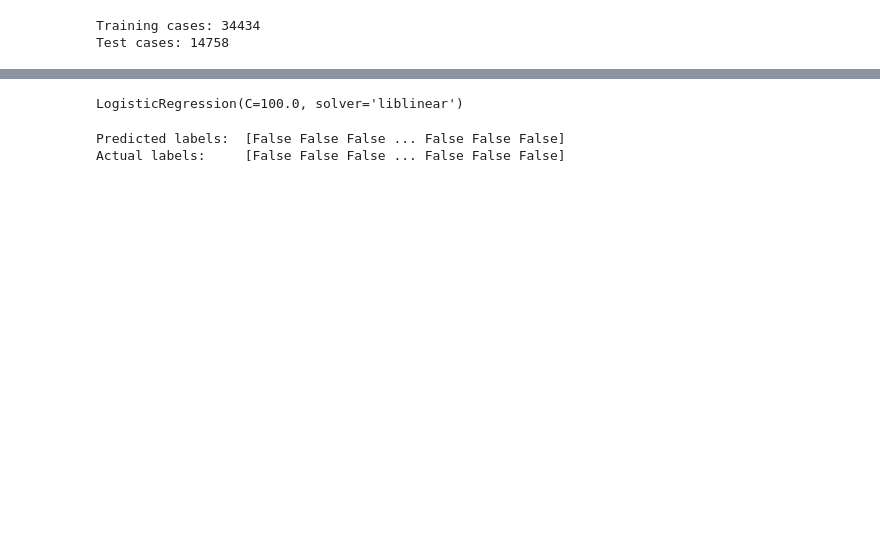
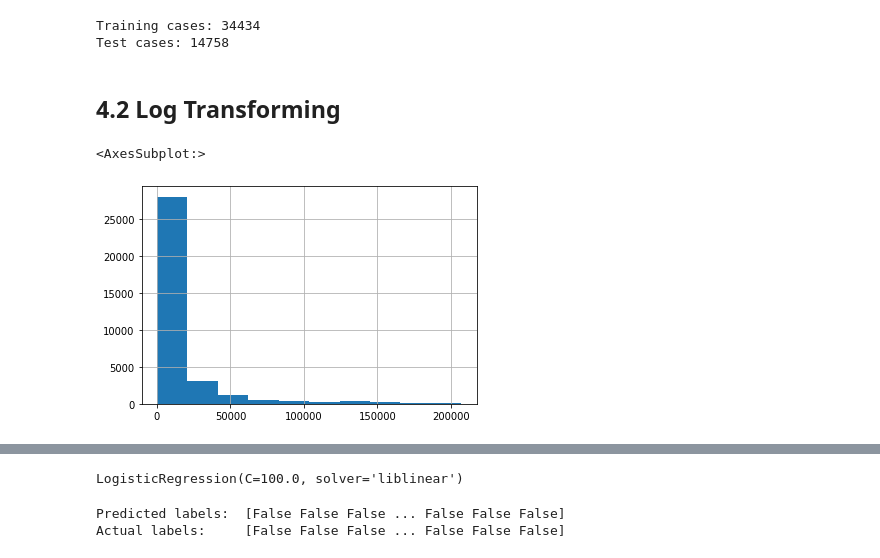
Before and after one commit to Ali-Parandeh/credit-kudos, a Jupyter notebook: notebooks/credit-kudos.ipynb, the cells around one changed output, grey strips where cells are left out. Cells and saved outputs as stored; diff of their text form; code cells hidden in the pictures; blank space fills up the shorter version.

```diff
--- a/notebooks/credit-kudos.ipynb
+++ b/notebooks/credit-kudos.ipynb
@@ -186,11 +186,3 @@ df[df.group_id.isin(counts[counts < 1000].index)].category.value_counts().plot.b
 # %% [output]
 <AxesSubplot:>
 [figure]
-# %%
-from sklearn.preprocessing import PowerTransformer
-
-scalar = PowerTransformer()
-
-scalar.fit(df[['amount']])
-
-df['log_amount'] = scalar.transform(df[['amount']])
@@ -279,12 +251,12 @@ model_df = df.reset_index().copy()
 
 label = 'category'
 
+features_df = pd.get_dummies(model_df.drop(columns=[label,'booked_at', 'transaction_id']), drop_first=True)
+labels_df = model_df[label].replace({'Other': False, 'Income': True})
+
 # One hot encode all categorical columns.
 # Drop all columns that have no correlations with the label
-X, y = pd.get_dummies(model_df.drop(columns=[label,
-                                             'booked_at',
-                                             'transaction_id',
-                                             'amount']), drop_first=True).values, model_df[label].replace({'Other': False, 'Income': True}).values
+X, y = features_df.values, labels_df.values
 
 # Split data 70%-30% into training set and test set,
 # As labels column (active and cancelled subscription) classes are unbalanced - we will use a stratified split to represent this unbalance in the test dataset
@@ -294,3 +266,8 @@ print ('Training cases: %d\nTest cases: %d' % (X_train.shape[0], X_test.shape[0]
 # %% [output]
 Training cases: 34434
 Test cases: 14758
+# %%
+X_train_df = pd.DataFrame(X_train, columns=features_df.columns)
+X_test_df = pd.DataFrame(X_test, columns=features_df.columns)
+# %% [markdown]
+## 4.2 Log Transforming
@@ -296,0 +283,5 @@ Test cases: 14758
+# %%
+X_train_df['amount'].hist()
+# %% [output]
+<AxesSubplot:>
+[figure, added]
```
Also changed, not shown: parts of 27 cells of this notebook, 2 other files.
